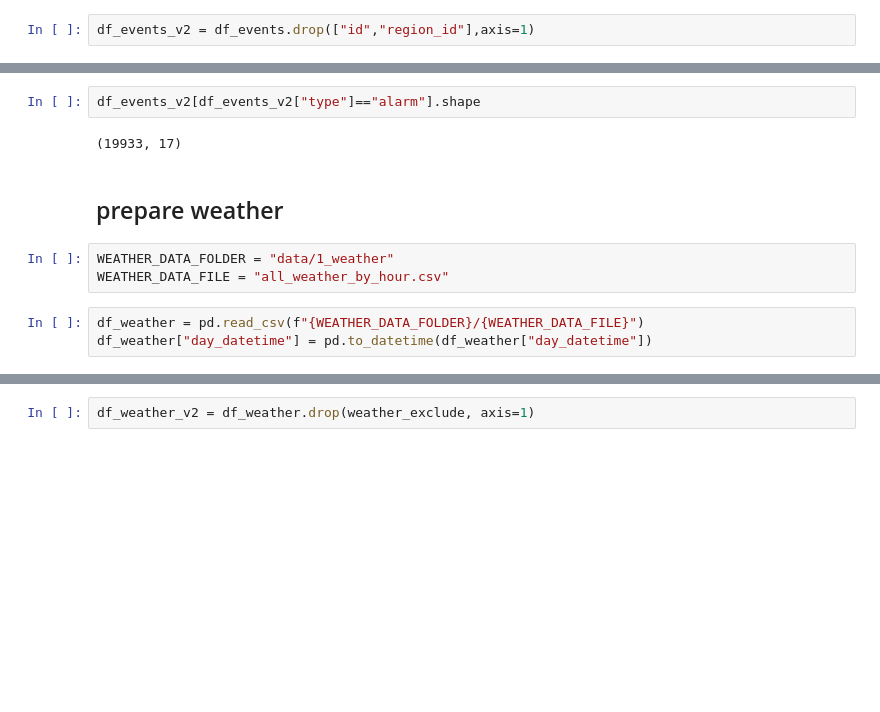
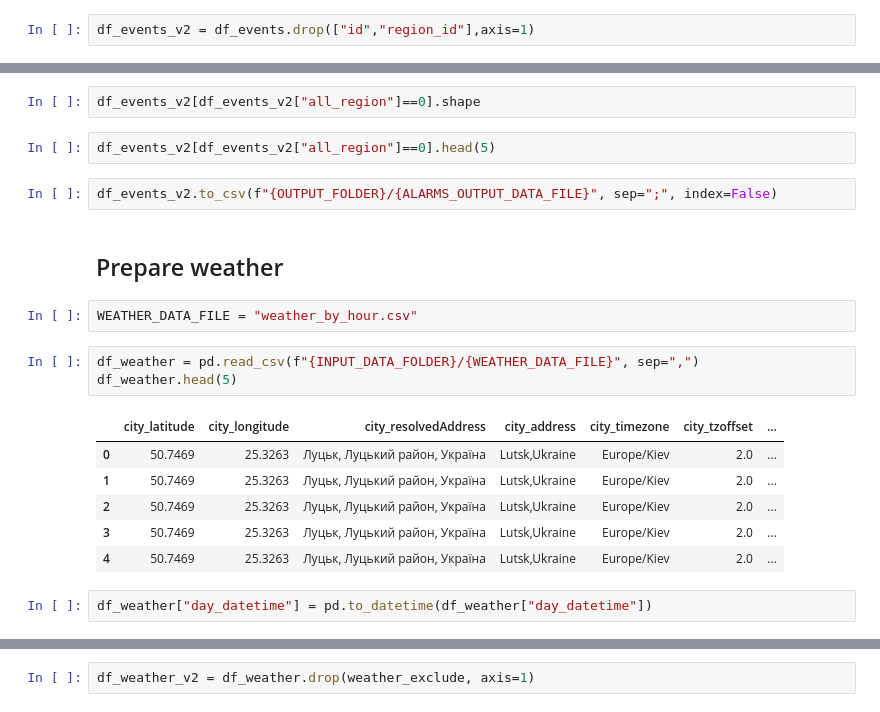
Before and after one commit to HliebOcheretianyi/H2_python_structure_and_data, a Jupyter notebook: src/3_prepare_final_dataset.ipynb, the cells around one changed output, grey strips where cells are left out. Drawn from its saved outputs; the diff is of its cells as text; blank space fills up the shorter version.

```diff
--- a/src/3_prepare_final_dataset.ipynb
+++ b/src/3_prepare_final_dataset.ipynb
@@ -142,14 +82,24 @@ df_events_v2[~(df_events_v2["type"]=="alarm")].head(5)
 # %%
-df_events_v2[df_events_v2["type"]=="alarm"].shape
+df_events_v2[df_events_v2["all_region"]==0].shape
-# %% [output]
-(19933, 17)
+# %%
+df_events_v2[df_events_v2["all_region"]==0].head(5)
+# %%
+df_events_v2.to_csv(f"{OUTPUT_FOLDER}/{ALARMS_OUTPUT_DATA_FILE}", sep=";", index=False)
 # %% [markdown]
-## prepare weather
+## Prepare weather
 # %%
-WEATHER_DATA_FOLDER = "data/1_weather"
-WEATHER_DATA_FILE = "all_weather_by_hour.csv"
+WEATHER_DATA_FILE = "weather_by_hour.csv"
+# %%
+df_weather = pd.read_csv(f"{INPUT_DATA_FOLDER}/{WEATHER_DATA_FILE}", sep=",")
+df_weather.head(5)
+# %% [output]
+|  | city_latitude | city_longitude | city_resolvedAddress | city_address | city_timezone | city_tzoffset | ... |
+| 0 | 50.7469 | 25.3263 | Луцьк, Луцький район, Україна | Lutsk,Ukraine | Europe/Kiev | 2.0 | ... |
+| 1 | 50.7469 | 25.3263 | Луцьк, Луцький район, Україна | Lutsk,Ukraine | Europe/Kiev | 2.0 | ... |
+| 2 | 50.7469 | 25.3263 | Луцьк, Луцький район, Україна | Lutsk,Ukraine | Europe/Kiev | 2.0 | ... |
+| 3 | 50.7469 | 25.3263 | Луцьк, Луцький район, Україна | Lutsk,Ukraine | Europe/Kiev | 2.0 | ... |
+| 4 | 50.7469 | 25.3263 | Луцьк, Луцький район, Україна | Lutsk,Ukraine | Europe/Kiev | 2.0 | ... |
 # %%
-df_weather = pd.read_csv(f"{WEATHER_DATA_FOLDER}/{WEATHER_DATA_FILE}")
 df_weather["day_datetime"] = pd.to_datetime(df_weather["day_datetime"])
 # %%
 df_weather.shape
```
Also changed, not shown: parts of 53 cells of this notebook, 1 other file.
